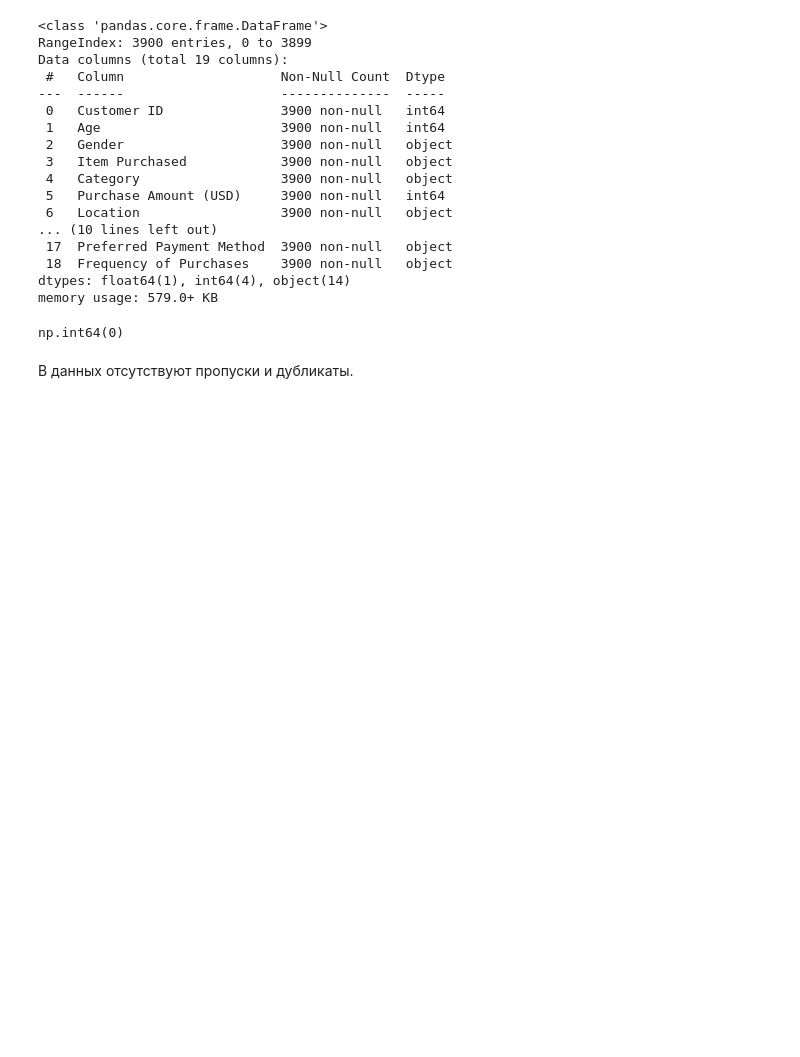
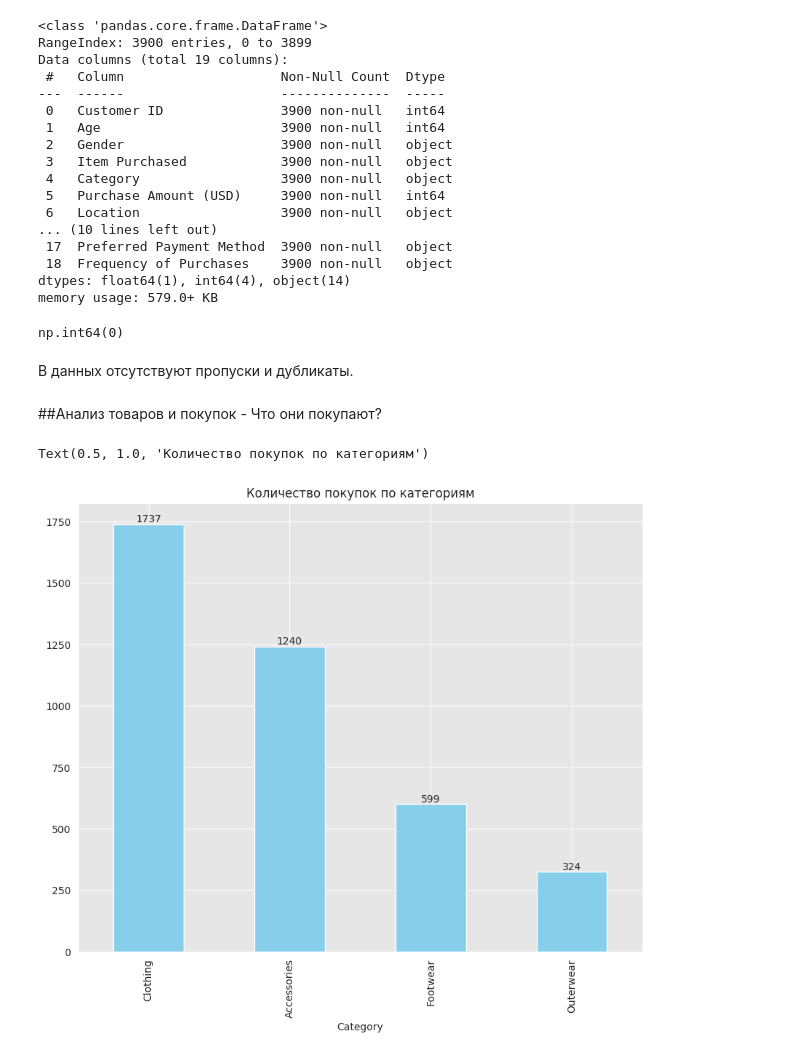
Before and after one commit to lisimisa-byte/customer-purchase-behaivour, a Jupyter notebook: customer_purchase_behaviour.ipynb, the cells around one changed output. Cells and saved outputs as stored; diff of their text form; code cells hidden in the pictures; blank space fills up the shorter version.

```diff
--- a/customer_purchase_behaviour.ipynb
+++ b/customer_purchase_behaviour.ipynb
@@ -50,6 +50,8 @@ import matplotlib.pyplot as plt
 import seaborn as sns
 import io
 import requests
+# %%
+sns.set_style('darkgrid', {'axes.facecolor':'.9', 'grid.color':'white'})
 # %% [markdown]
 ##Загрузка и предобработка данных
 # %%
@@ -94,3 +96,18 @@ df.duplicated().sum()
 np.int64(0)
 # %% [markdown]
 В данных отсутствуют пропуски и дубликаты.
+# %% [markdown]
+##Анализ товаров и покупок - Что они покупают?
+# %%
+plt.figure(figsize=(10, 8))
+
+df['Category'].value_counts().plot(kind='bar', color='skyblue')
+
+for i, v in enumerate(df['Category'].value_counts()):
+    plt.text(i, v + 10, f'{v}', ha='center')
+
+plt.title('Количество покупок по категориям')
+plt.show()
+# %% [output]
+Text(0.5, 1.0, 'Количество покупок по категориям')
+[figure, added]
```
Also changed, not shown: parts of 3 cells of this notebook.
